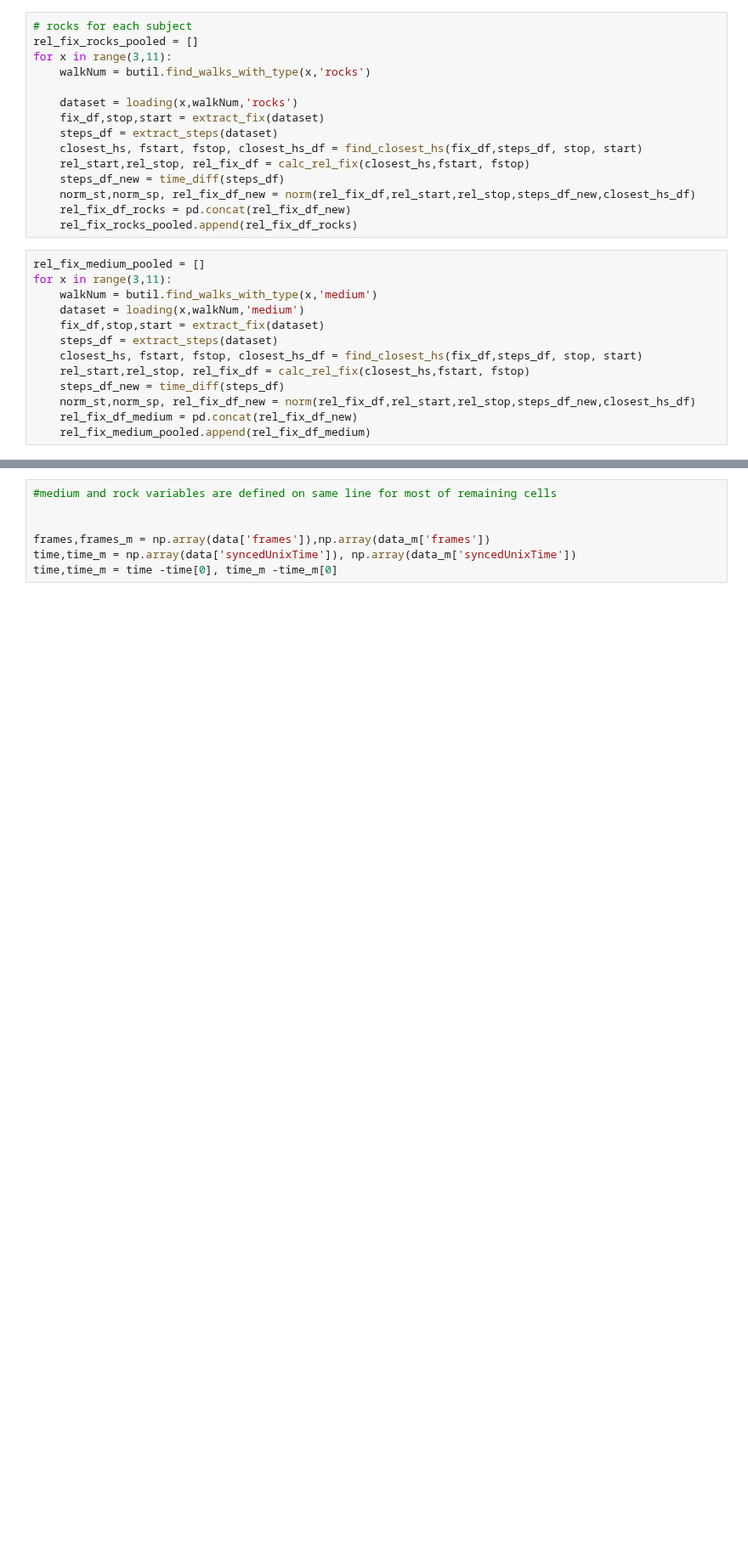
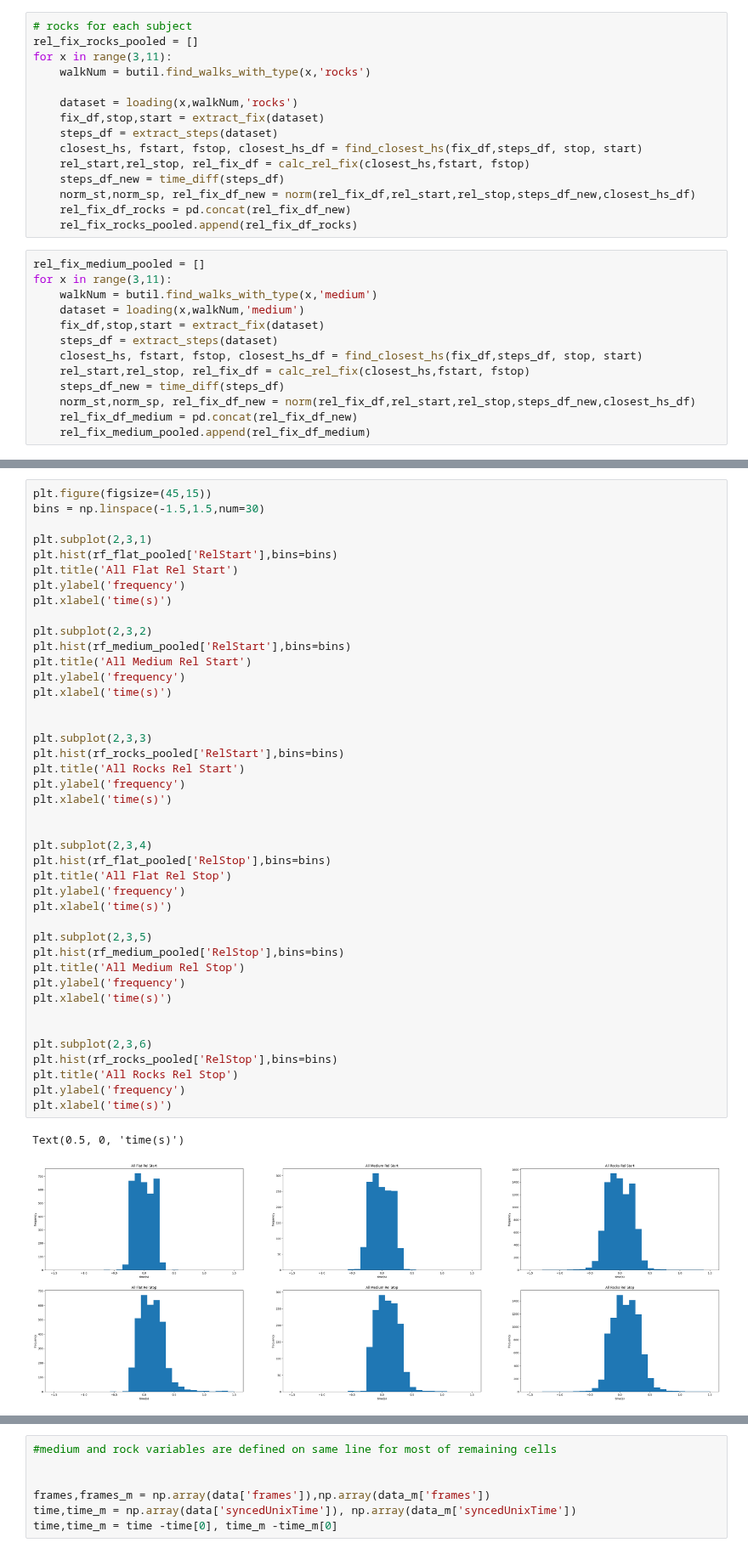
Before and after one commit to BonnenLab/visualize-skelly-laser-environment, a Jupyter notebook: fixations-vs-feet.ipynb, the cells around one changed output, grey strips where cells are left out. Shown at 85% size. Cells and saved outputs as stored; diff of their text form; blank space fills up the shorter version.

```diff
--- a/fixations-vs-feet.ipynb
+++ b/fixations-vs-feet.ipynb
@@ -276 +344,46 @@ for x,i in zip(rel_fix_rocks_pooled,range(len(rel_fix_rocks_pooled))):
+# %%
+plt.figure(figsize=(45,15))
+bins = np.linspace(-1.5,1.5,num=30)
+
+plt.subplot(2,3,1)
+plt.hist(rf_flat_pooled['RelStart'],bins=bins)
+plt.title('All Flat Rel Start')
+plt.ylabel('frequency')
+plt.xlabel('time(s)')
+
+plt.subplot(2,3,2)
+plt.hist(rf_medium_pooled['RelStart'],bins=bins)
+plt.title('All Medium Rel Start')
+plt.ylabel('frequency')
+plt.xlabel('time(s)')
+
+
+plt.subplot(2,3,3)
+plt.hist(rf_rocks_pooled['RelStart'],bins=bins)
+plt.title('All Rocks Rel Start')
+plt.ylabel('frequency')
+plt.xlabel('time(s)')
+
+
+plt.subplot(2,3,4)
+plt.hist(rf_flat_pooled['RelStop'],bins=bins)
+plt.title('All Flat Rel Stop')
+plt.ylabel('frequency')
+plt.xlabel('time(s)')
+
+plt.subplot(2,3,5)
+plt.hist(rf_medium_pooled['RelStop'],bins=bins)
+plt.title('All Medium Rel Stop')
+plt.ylabel('frequency')
+plt.xlabel('time(s)')
+
+
+plt.subplot(2,3,6)
+plt.hist(rf_rocks_pooled['RelStop'],bins=bins)
+plt.title('All Rocks Rel Stop')
+plt.ylabel('frequency')
+plt.xlabel('time(s)')
+# %% [output]
+Text(0.5, 0, 'time(s)')
+[figure, added]
 # %%
```
Also changed, not shown: parts of 16 cells of this notebook.
